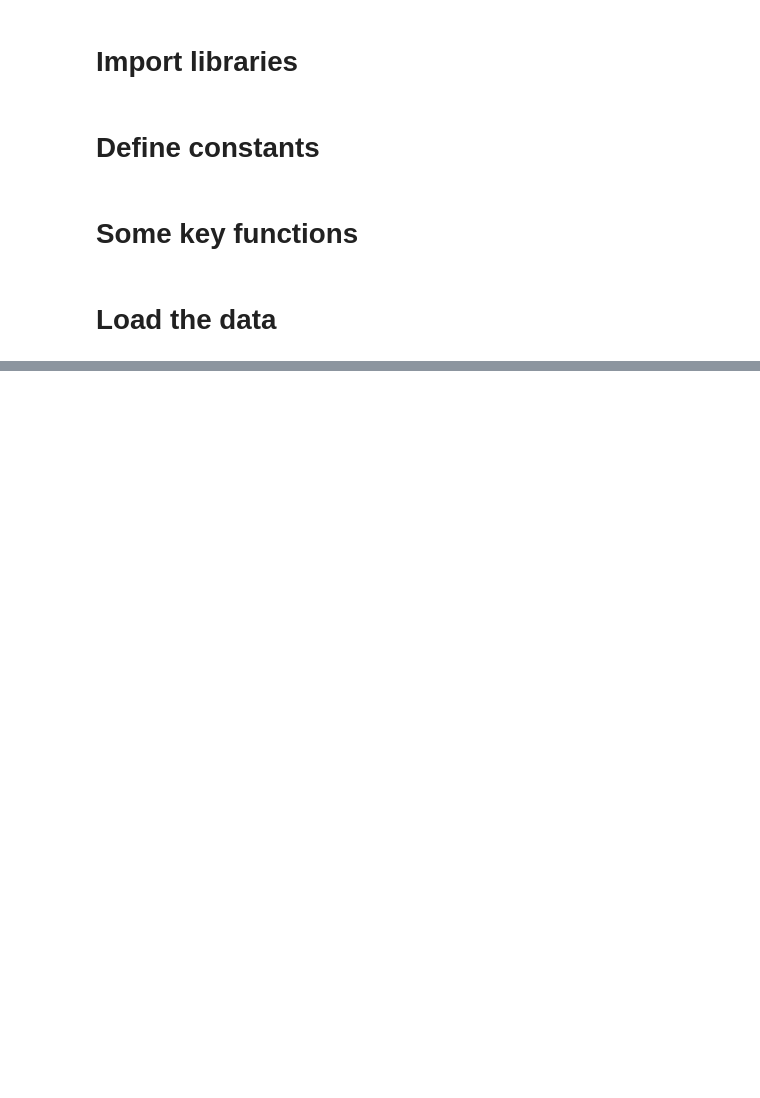
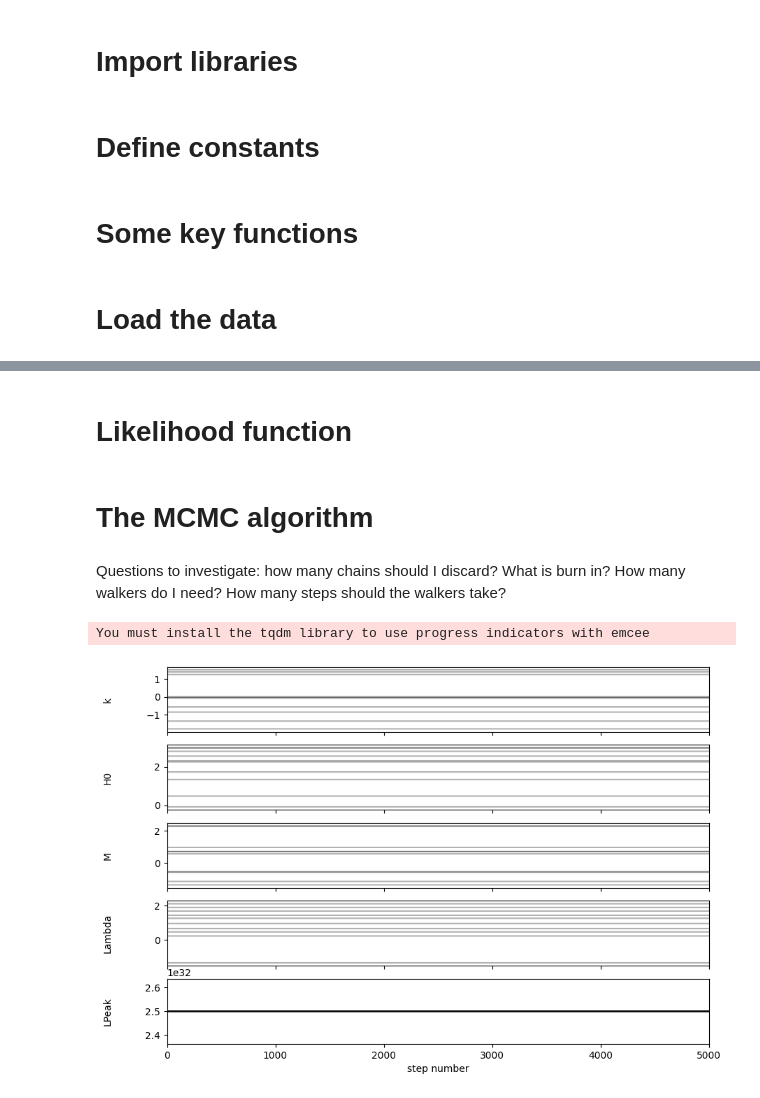
Before and after one commit to LightningMinion/Supernova-Cosmology, a Jupyter notebook: extension-code.ipynb, the cells around one changed output, grey strips where cells are left out. Drawn from its saved outputs; the diff is of its cells as text; code cells hidden in the pictures; blank space fills up the shorter version.

Commit message:
Added MCMC algorithm

```diff
--- a/extension-code.ipynb
+++ b/extension-code.ipynb
@@ -59,0 +77,52 @@ sn_z, sn_mag, sn_mag_err = np.loadtxt("sn_data.txt", usecols=(1,2,3), unpack = T
+# %%
+def log_prior(theta):
+    k, H0, omega_M, omega_DE, LPeakLambda = theta
+    if -1<k<1 and 65<H0<75 and 0.3<omega_M<0.35 and 0.65<omega_DE<0.7 and (2*10**32)<LPeakLambda<(5*10**32):
+        return 0.0
+    return -np.inf
+
+priors_central = [0, 2, 0.325, 0.675, 2.5*10**32]
+# %% [markdown]
+# Likelihood function
+# %%
+def log_likelihood(theta, z, mag, magerr):
+    k, H0, omega_M, omega_DE, LPeakLambda = theta
+    model = mag_model(z, k, H0, omega_M, omega_DE, LPeakLambda)
+    return -0.5*np.sum((mag - model)**2 / magerr**2 + np.log(magerr**2))
+
+
+def log_probability(theta, z, mag, magerr):
+    lp = log_prior(theta)
+    if not np.isfinite(lp):
+        return -np.inf
+    return lp + log_likelihood(theta, z, mag, magerr)
+# %% [markdown]
+# The MCMC algorithm
+# %% [markdown]
+Questions to investigate: how many chains should I discard? What is burn in? How many walkers do I need? How many steps should the walkers take?
+# %%
+pos = priors_central + np.random.randn(10, 5)
+nsteps = 5000 #number of steps walkers take
+ndiscard = 1 #how many steps at the beginning of the chain to discard
+nwalkers, ndim = pos.shape
+sampler = emcee.EnsembleSampler(
+    nwalkers, ndim, log_probability, args = (sn_z, sn_mag, sn_mag_err)
+)
+sampler.run_mcmc(pos, nsteps, progress = True)
+flat_samples = sampler.get_chain(discard = ndiscard, thin = 15, flat = True)
+# %% [output]
+You must install the tqdm library to use progress indicators with emcee
+# %%
+fig, axes = plt.subplots(5, figsize=(10, 7), sharex=True)
+samples = sampler.get_chain()
+labels = ["k", "H0", "M", "Lambda", "LPeak"]
+for i in range(ndim):
+    ax = axes[i]
+    ax.plot(samples[:, :, i], "k", alpha=0.3)
+    ax.set_xlim(0, len(samples))
+    ax.set_ylabel(labels[i])
+    ax.yaxis.set_label_coords(-0.1, 0.5)
+
+axes[-1].set_xlabel("step number");
+# %% [output]
+[figure, added]
```
Also changed, not shown: parts of 6 cells of this notebook, 2 other files.
